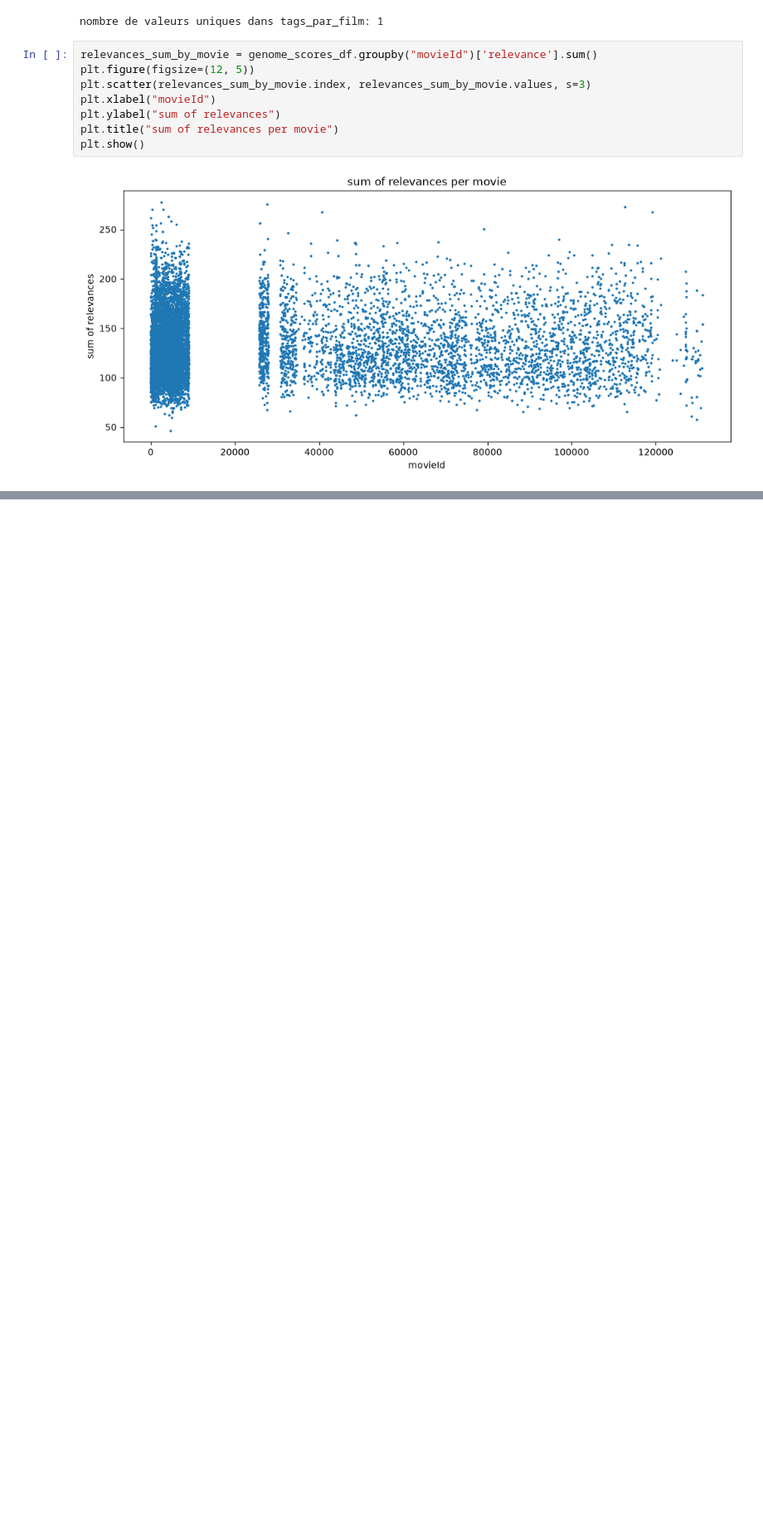
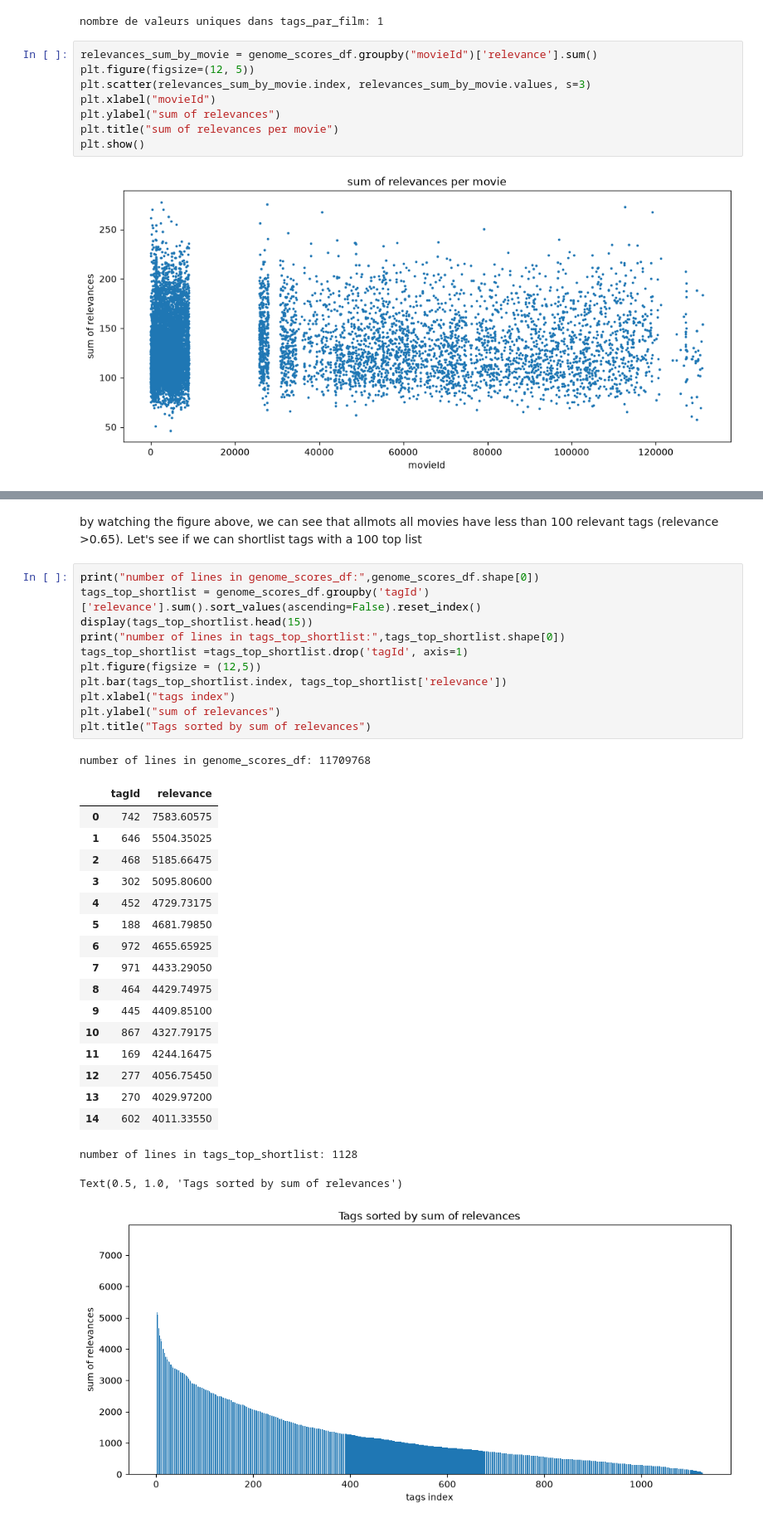
Before and after one commit to DataScientest-Studio/jun26_reco_systeme, a Jupyter notebook: notebooks/genome_scores_data_exploration.ipynb, the cells around one changed output, grey strips where cells are left out. Shown at 83% size. Cells and saved outputs as stored; diff of their text form; blank space fills up the shorter version.

```diff
--- a/notebooks/genome_score_data_exploration.ipynb
+++ b/notebooks/genome_scores_data_exploration.ipynb
@@ -56,0 +87,34 @@ plt.show()
+# %% [markdown]
+by watching the figure above, we can see that allmots all movies have less than 100 relevant tags (relevance >0.65). Let's see if we can shortlist tags with a 100 top list
+# %%
+print("number of lines in genome_scores_df:",genome_scores_df.shape[0])
+tags_top_shortlist = genome_scores_df.groupby('tagId')['relevance'].sum().sort_values(ascending=False).reset_index()
+display(tags_top_shortlist.head(15))
+print("number of lines in tags_top_shortlist:",tags_top_shortlist.shape[0])
+tags_top_shortlist =tags_top_shortlist.drop('tagId', axis=1)
+plt.figure(figsize = (12,5))
+plt.bar(tags_top_shortlist.index, tags_top_shortlist['relevance'])
+plt.xlabel("tags index")
+plt.ylabel("sum of relevances")
+plt.title("Tags sorted by sum of relevances")
+# %% [output]
+number of lines in genome_scores_df: 11709768
+|  | tagId | relevance |
+| 0 | 742 | 7583.60575 |
+| 1 | 646 | 5504.35025 |
+| 2 | 468 | 5185.66475 |
+| 3 | 302 | 5095.80600 |
+| 4 | 452 | 4729.73175 |
+| 5 | 188 | 4681.79850 |
+| 6 | 972 | 4655.65925 |
+| 7 | 971 | 4433.29050 |
+| 8 | 464 | 4429.74975 |
+| 9 | 445 | 4409.85100 |
+| 10 | 867 | 4327.79175 |
+| 11 | 169 | 4244.16475 |
+| 12 | 277 | 4056.75450 |
+| 13 | 270 | 4029.97200 |
+| 14 | 602 | 4011.33550 |
+number of lines in tags_top_shortlist: 1128
+Text(0.5, 1.0, 'Tags sorted by sum of relevances')
+[figure, added]
```
Also changed, not shown: parts of 4 cells of this notebook, 5 other files.
